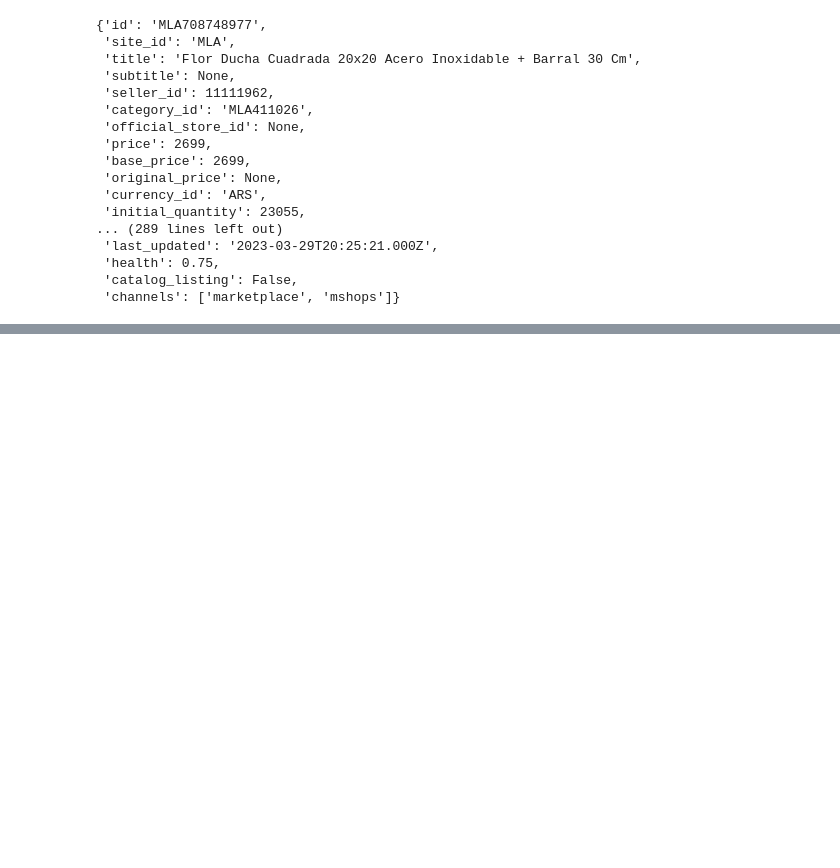
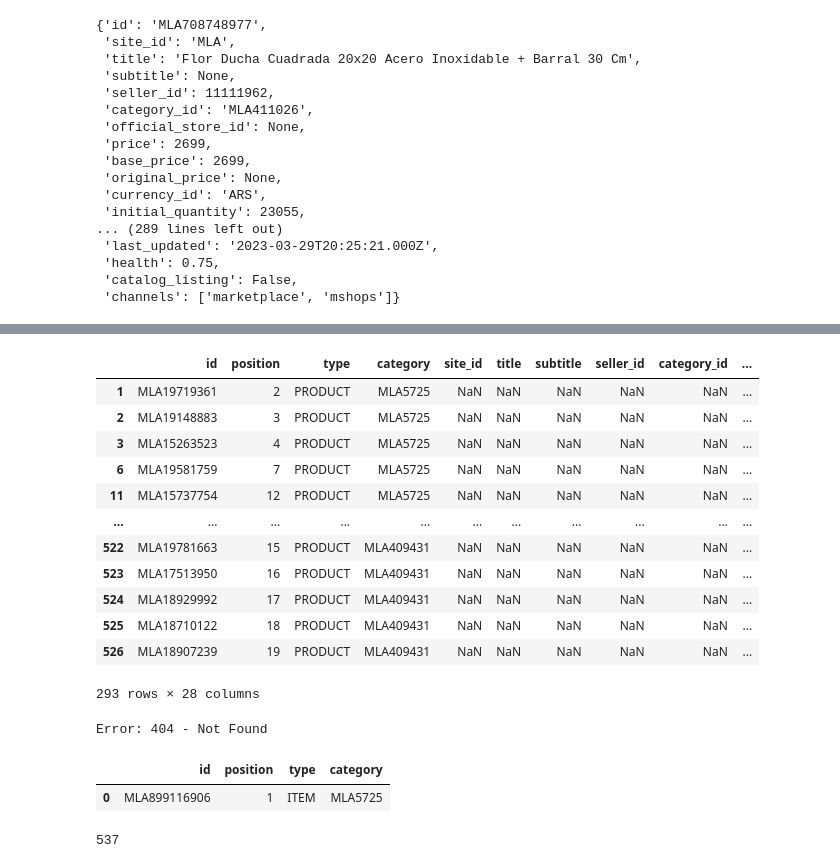
Before and after one commit to mary435/MLA_Dashboard, a Jupyter notebook: Data_explor.ipynb, the cells around one changed output, grey strips where cells are left out. Cells and saved outputs as stored; diff of their text form; code cells hidden in the pictures; blank space fills up the shorter version.

```diff
--- a/Data_explor.ipynb
+++ b/Data_explor.ipynb
@@ -633,0 +727,48 @@ data
+# %%
+merged_df = pd.merge(df_concatenado, df_productos, on='id', how='left')
+missing_rows = merged_df[merged_df['title'].isna()]
+# %%
+missing_rows
+# %% [output]
+|  | id | position | type | category | site_id | title | subtitle | seller_id | category_id | ... |
+| 1 | MLA19719361 | 2 | PRODUCT | MLA5725 | NaN | NaN | NaN | NaN | NaN | ... |
+| 2 | MLA19148883 | 3 | PRODUCT | MLA5725 | NaN | NaN | NaN | NaN | NaN | ... |
+| 3 | MLA15263523 | 4 | PRODUCT | MLA5725 | NaN | NaN | NaN | NaN | NaN | ... |
+| 6 | MLA19581759 | 7 | PRODUCT | MLA5725 | NaN | NaN | NaN | NaN | NaN | ... |
+| 11 | MLA15737754 | 12 | PRODUCT | MLA5725 | NaN | NaN | NaN | NaN | NaN | ... |
+| ... | ... | ... | ... | ... | ... | ... | ... | ... | ... | ... |
+| 522 | MLA19781663 | 15 | PRODUCT | MLA409431 | NaN | NaN | NaN | NaN | NaN | ... |
+| 523 | MLA17513950 | 16 | PRODUCT | MLA409431 | NaN | NaN | NaN | NaN | NaN | ... |
+| 524 | MLA18929992 | 17 | PRODUCT | MLA409431 | NaN | NaN | NaN | NaN | NaN | ... |
+| 525 | MLA18710122 | 18 | PRODUCT | MLA409431 | NaN | NaN | NaN | NaN | NaN | ... |
+| 526 | MLA18907239 | 19 | PRODUCT | MLA409431 | NaN | NaN | NaN | NaN | NaN | ... |
+293 rows × 28 columns
+# %%
+# ID del item a consultar
+item_id = 'MLA19148883'
+
+# Realizar una petición GET a la API de Mercado Libre para obtener los detalles del producto
+#response = requests.get(f'https://api.mercadolibre.com/items/{item_id}')
+response = requests.get('https://api.mercadolibre.com/products/MLA899116906')
+# Verificar que la petición haya sido exitosa
+if response.status_code == 200:
+    # Convertir la respuesta a un diccionario
+    data = response.json()
+
+    # Imprimir la información del producto
+    print(f'Nombre: {data["title"]}')
+    print(f'Precio: {data["price"]}')
+    print(f'Condición: {data["condition"]}')
+    print(f'Vendedor: {data["seller_id"]}')
+    print(f'Cantidad_vendida: {data["sold_quantity"]}')
+    # etc...
+else:
+    # Imprimir un mensaje de error si la petición no fue exitosa
+    print(f'Error: {response.status_code} - {response.reason}')
+# %% [output]
+Error: 404 - Not Found
+# %%
+df_concatenado.loc[df_concatenado['id']=='MLA899116906']
+# %% [output]
+|  | id | position | type | category |
+| 0 | MLA899116906 | 1 | ITEM | MLA5725 |
@@ -633,0 +777,4 @@ data
+# %%
+num_unique_ids
+# %% [output]
+537
```
Also changed, not shown: parts of 14 cells of this notebook, 3 other files.
